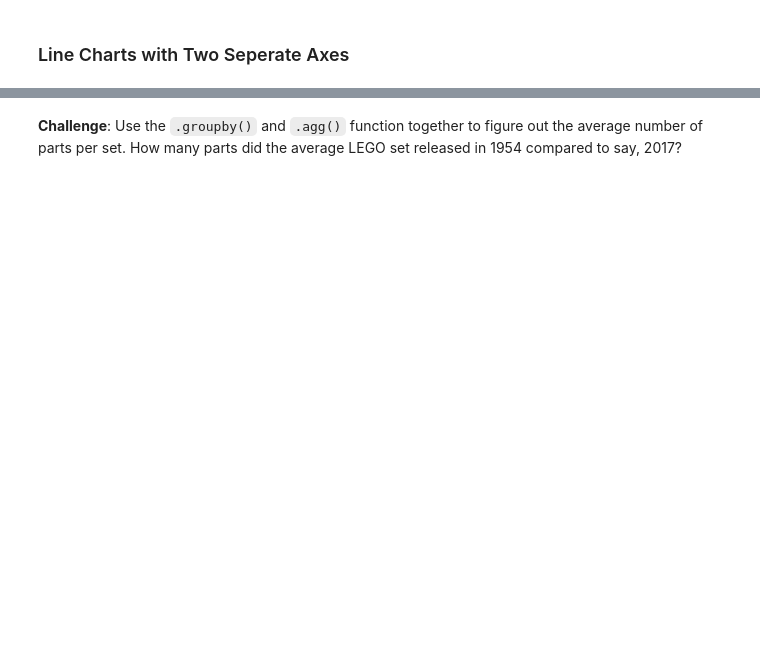
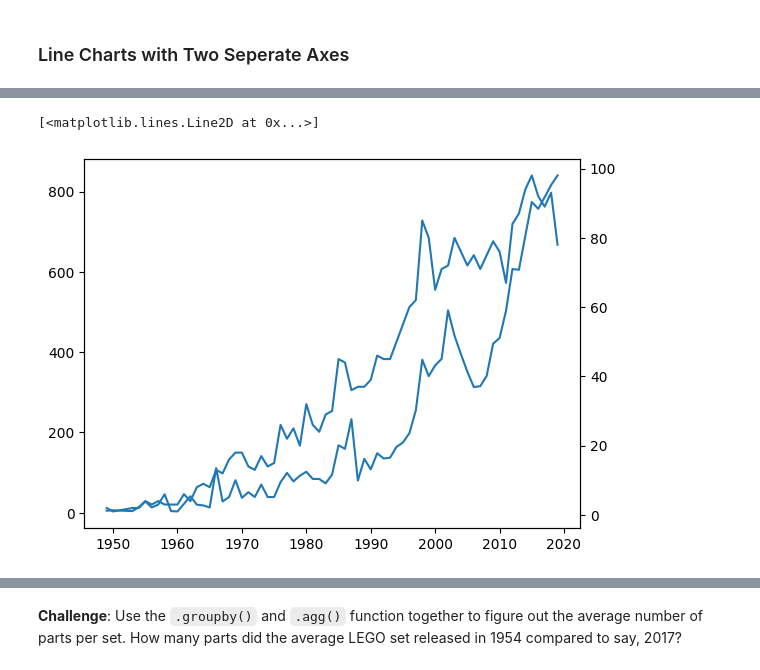
Before and after one commit to souvik119/Python100DaysOfCode, a Jupyter notebook: Data_analysis/Day73/Lego_Analysis_for_Course_(start).ipynb, the cells around one changed output, grey strips where cells are left out. Drawn from its saved outputs; the diff is of its cells as text; code cells hidden in the pictures; blank space fills up the shorter version.

```diff
--- a/Data_analysis/Day73/Lego_Analysis_for_Course_(start).ipynb
+++ b/Data_analysis/Day73/Lego_Analysis_for_Course_(start).ipynb
@@ -159,0 +193,9 @@ Let's work out the number of different themes shipped by year. This means we hav
+# %%
+ax1 = plt.gca() # get the axis
+ax2 = ax1.twinx() # create another axis that shares the same x-axis
+
+ax1.plot(sets_by_year.index[:-2], sets_by_year.set_num[:-2])
+ax2.plot(themes_by_year.index[:-2], themes_by_year.nr_themes[:-2])
+# %% [output]
+[<matplotlib.lines.Line2D at 0x...>]
+[figure, added]
```
Also changed, not shown: parts of 18 cells of this notebook.
